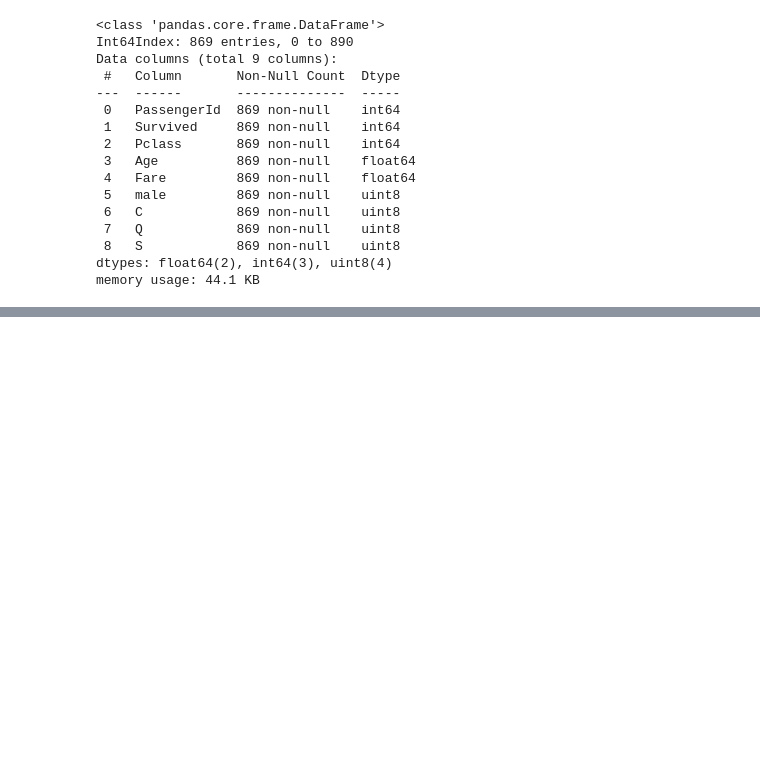
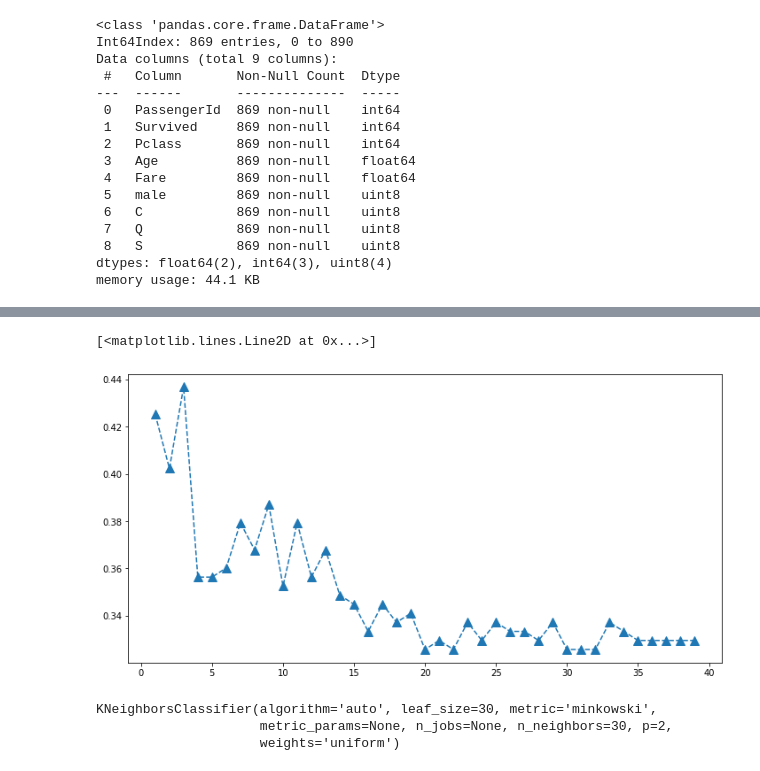
Before and after one commit to joaojulio/Kaggle-Projects, a Jupyter notebook: TitanicKaggle.ipynb, the cells around one changed output, grey strips where cells are left out. Cells and saved outputs as stored; diff of their text form; code cells hidden in the pictures; blank space fills up the shorter version.

Commit message:
Logistic Regression and KNN algorithms

```diff
--- a/TitanicKaggle.ipynb
+++ b/TitanicKaggle.ipynb
@@ -476,0 +495,2 @@ Index(['PassengerId', 'Survived', 'Pclass', 'Age', 'Fare', 'male', 'C', 'Q',
+# %%
+logmodel.fit(X_train,y_train)
@@ -476,0 +533,4 @@ Index(['PassengerId', 'Survived', 'Pclass', 'Age', 'Fare', 'male', 'C', 'Q',
+# %%
+knn = KNeighborsClassifier(n_neighbors=1)
+# %%
+knn.fit(X_train,y_train)
@@ -476,0 +558,14 @@ Index(['PassengerId', 'Survived', 'Pclass', 'Age', 'Fare', 'male', 'C', 'Q',
+# %%
+error_rate =[]
+
+for i in range(1,40):
+  knn = KNeighborsClassifier(n_neighbors=i)
+  knn.fit(X_train,y_train)
+  pred_i = knn.predict(X_test)
+  error_rate.append(np.mean(pred_i != y_test))
+# %%
+plt.figure(figsize=(12,6))
+plt.plot(range(1,40),error_rate,ls='--',marker='^',markersize=10)
+# %% [output]
+[<matplotlib.lines.Line2D at 0x...>]
+[figure, added]
@@ -476,0 +574,6 @@ Index(['PassengerId', 'Survived', 'Pclass', 'Age', 'Fare', 'male', 'C', 'Q',
+# %%
+knn.fit(X_train,y_train)
+# %% [output]
+KNeighborsClassifier(algorithm='auto', leaf_size=30, metric='minkowski',
+                     metric_params=None, n_jobs=None, n_neighbors=30, p=2,
+                     weights='uniform')
```
Also changed, not shown: parts of 26 cells of this notebook.
